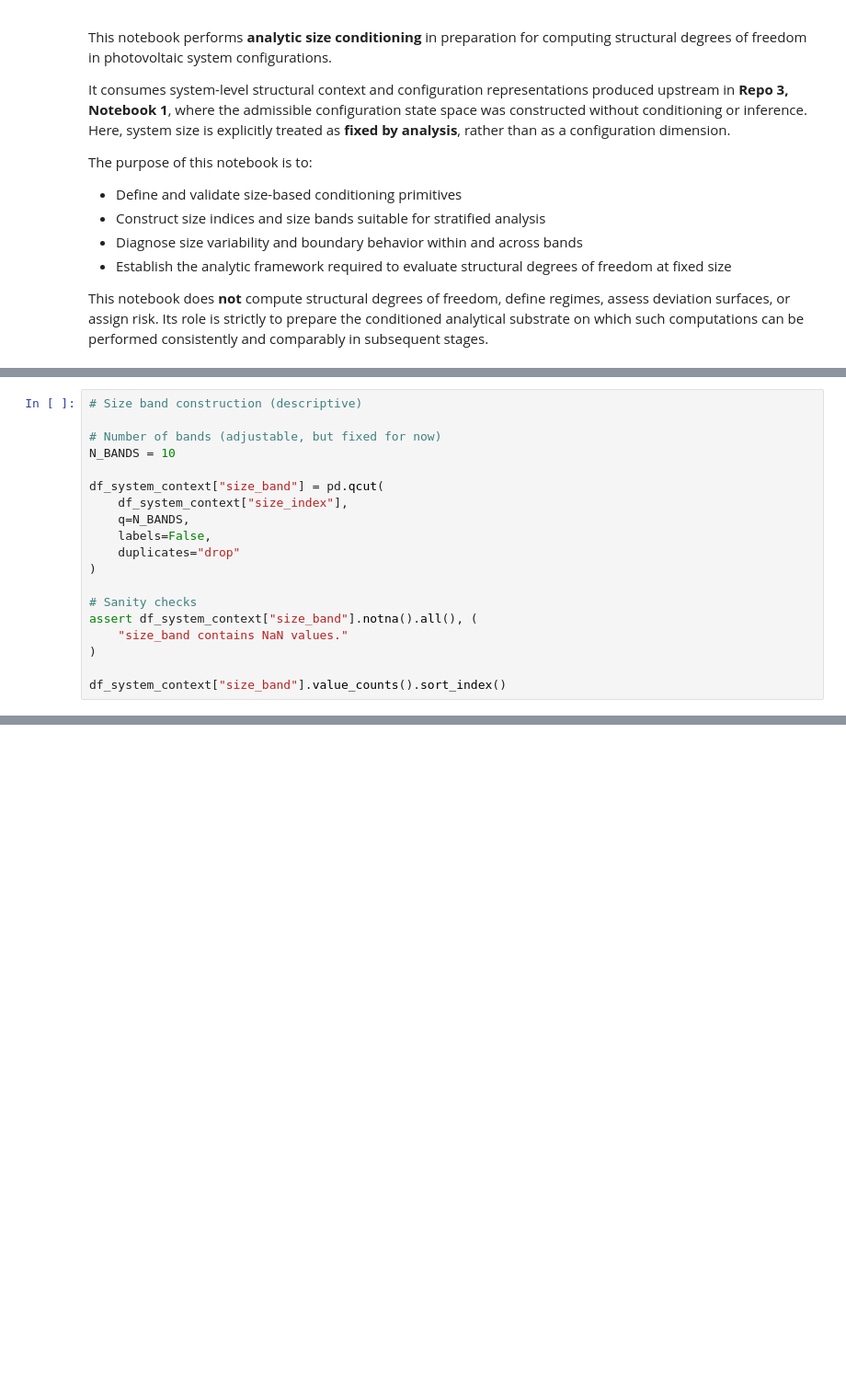
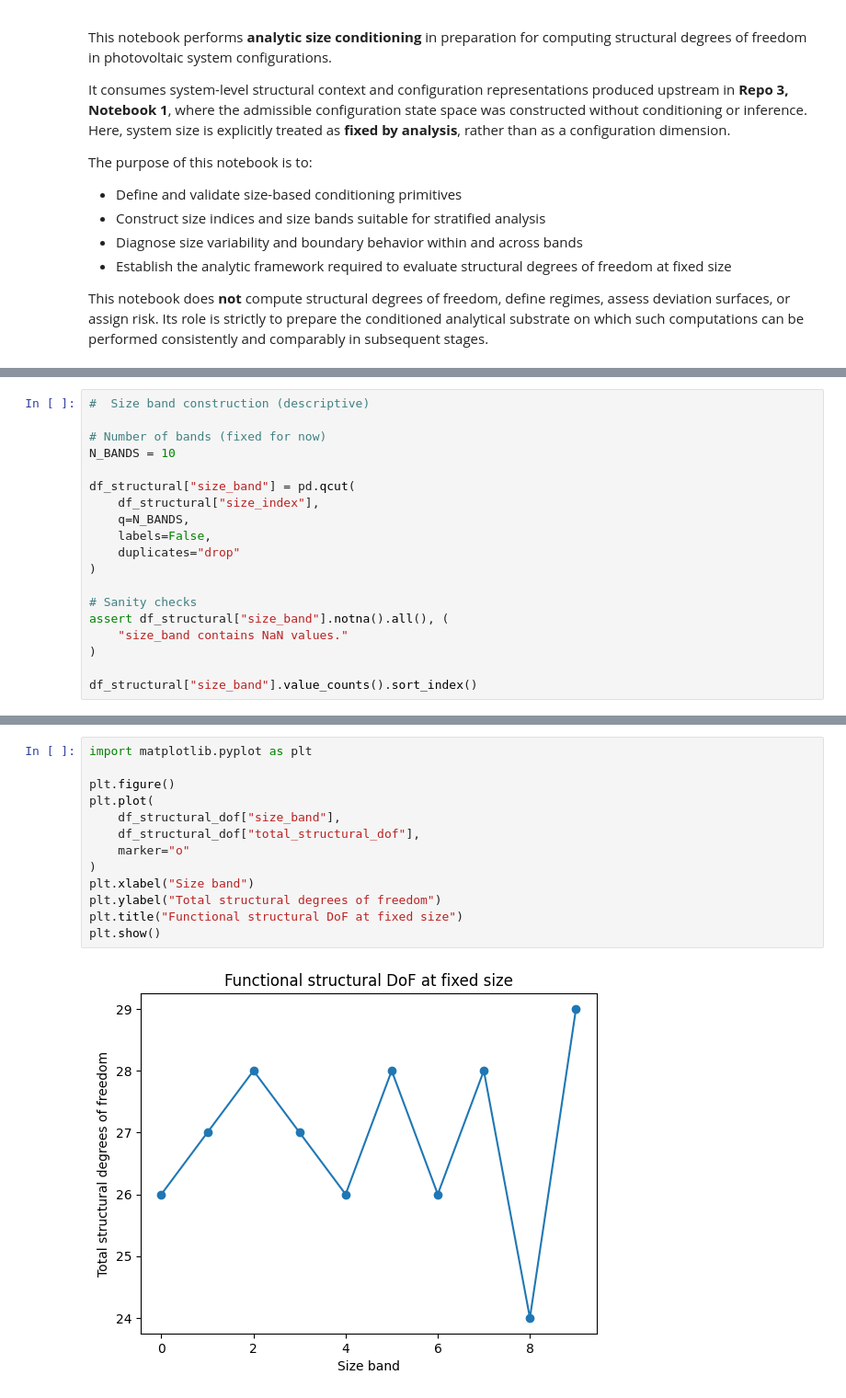
Before and after one commit to AsmaaELBorki/03_tts_configuration, a Jupyter notebook: notebooks/02_Fixed_Size_Conditioning _for_Structural_Degrees_of_Freedom.ipynb, the cells around one changed output, grey strips where cells are left out. Shown at 92% size. Drawn from its saved outputs; the diff is of its cells as text; blank space fills up the shorter version.

Commit message:
Implement fixed-size conditioning and functional structural DoF analysis

```diff
--- a/notebooks/02_Fixed_Size_Conditioning _for_Structural_Degrees_of_Freedom.ipynb
+++ b/notebooks/02_Fixed_Size_Conditioning _for_Structural_Degrees_of_Freedom.ipynb
@@ -63,19 +112,19 @@ df_system_context["size_index"].describe()
 # %%
-# Size band construction (descriptive)
+#  Size band construction (descriptive)
 
-# Number of bands (adjustable, but fixed for now)
+# Number of bands (fixed for now)
 N_BANDS = 10
 
-df_system_context["size_band"] = pd.qcut(
-    df_system_context["size_index"],
+df_structural["size_band"] = pd.qcut(
+    df_structural["size_index"],
     q=N_BANDS,
     labels=False,
     duplicates="drop"
 )
 
 # Sanity checks
-assert df_system_context["size_band"].notna().all(), (
+assert df_structural["size_band"].notna().all(), (
     "size_band contains NaN values."
 )
 
-df_system_context["size_band"].value_counts().sort_index()
+df_structural["size_band"].value_counts().sort_index()
@@ -81,0 +474,15 @@ df_system_context["size_band"].value_counts().sort_index()
+# %%
+import matplotlib.pyplot as plt
+
+plt.figure()
+plt.plot(
+    df_structural_dof["size_band"],
+    df_structural_dof["total_structural_dof"],
+    marker="o"
+)
+plt.xlabel("Size band")
+plt.ylabel("Total structural degrees of freedom")
+plt.title("Functional structural DoF at fixed size")
+plt.show()
+# %% [output]
+[figure, added]
```
Also changed, not shown: parts of 15 cells of this notebook.
